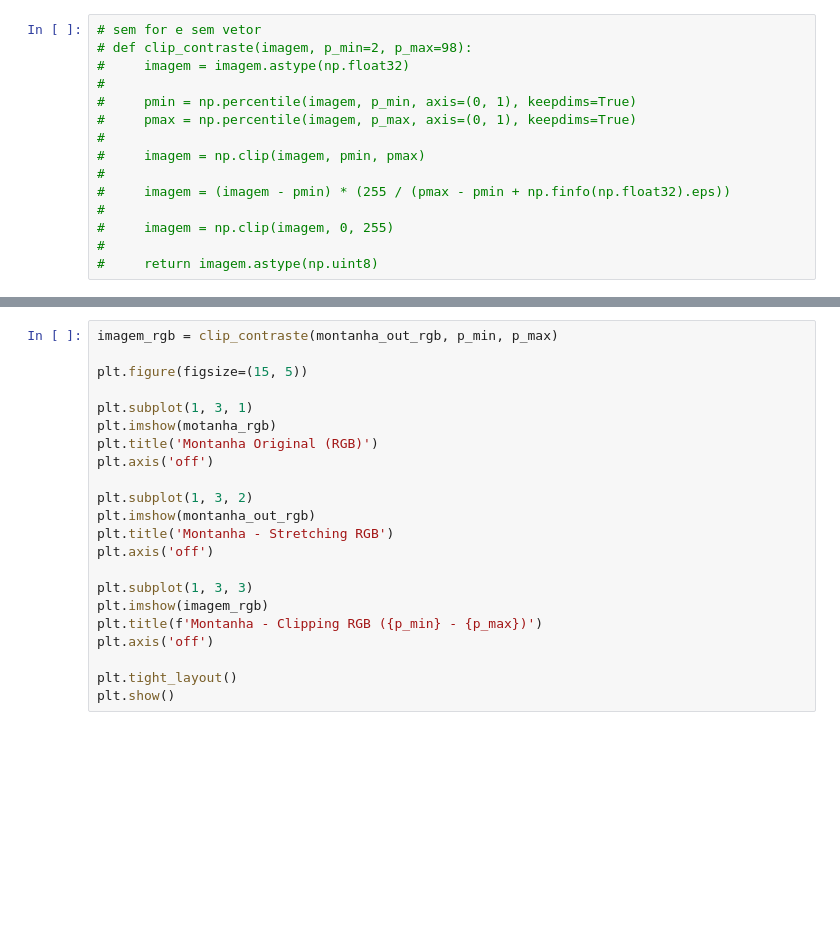
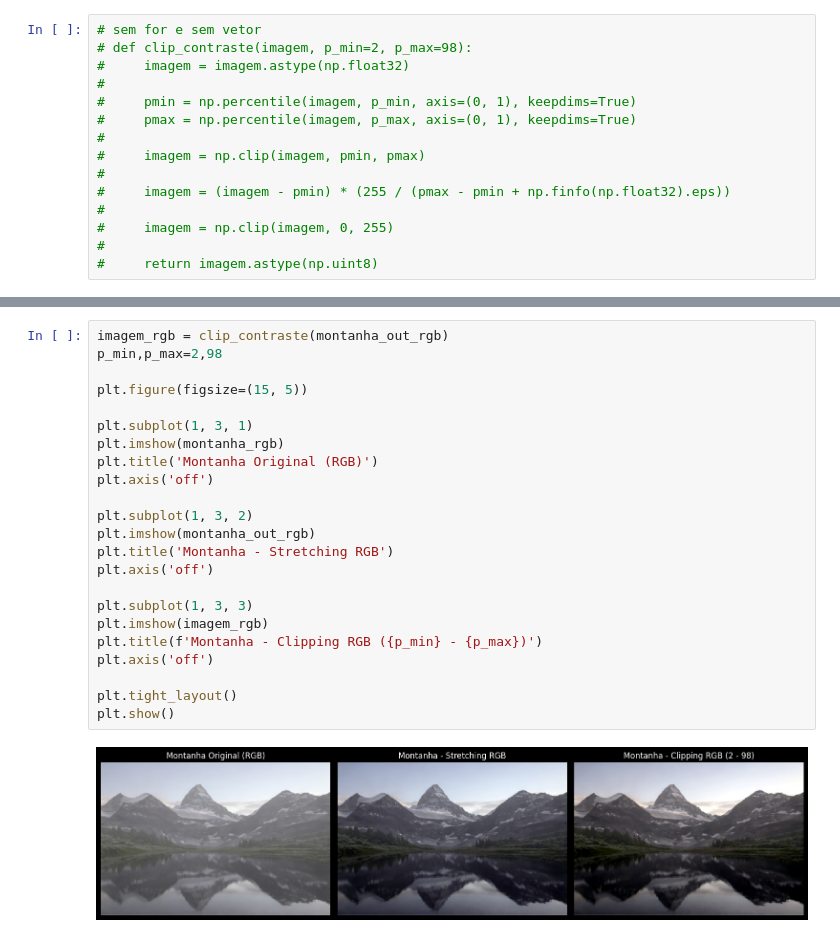
Before and after one commit to Renef13/Atividade_3_PI, a Jupyter notebook: melhoramento.ipynb, the cells around one changed output, grey strips where cells are left out. Saved outputs shown, nothing was run; the diff lists cells and outputs as text; blank space fills up the shorter version.

```diff
--- a/melhoramento.ipynb
+++ b/melhoramento.ipynb
@@ -142,22 +153,25 @@ plt.show()
 # %%
-imagem_rgb = clip_contraste(montanha_out_rgb, p_min, p_max)
+imagem_rgb = clip_contraste(montanha_out_rgb)
+p_min,p_max=2,98
 
 plt.figure(figsize=(15, 5))
 
 plt.subplot(1, 3, 1)
-plt.imshow(motanha_rgb)
+plt.imshow(montanha_rgb)
 plt.title('Montanha Original (RGB)')
 plt.axis('off')
 
 plt.subplot(1, 3, 2)
 plt.imshow(montanha_out_rgb)
 plt.title('Montanha - Stretching RGB')
 plt.axis('off')
 
 plt.subplot(1, 3, 3)
 plt.imshow(imagem_rgb)
 plt.title(f'Montanha - Clipping RGB ({p_min} - {p_max})')
 plt.axis('off')
 
 plt.tight_layout()
 plt.show()
+# %% [output]
+[figure, added]
```
Also changed, not shown: parts of 4 cells of this notebook, 5 other files.
